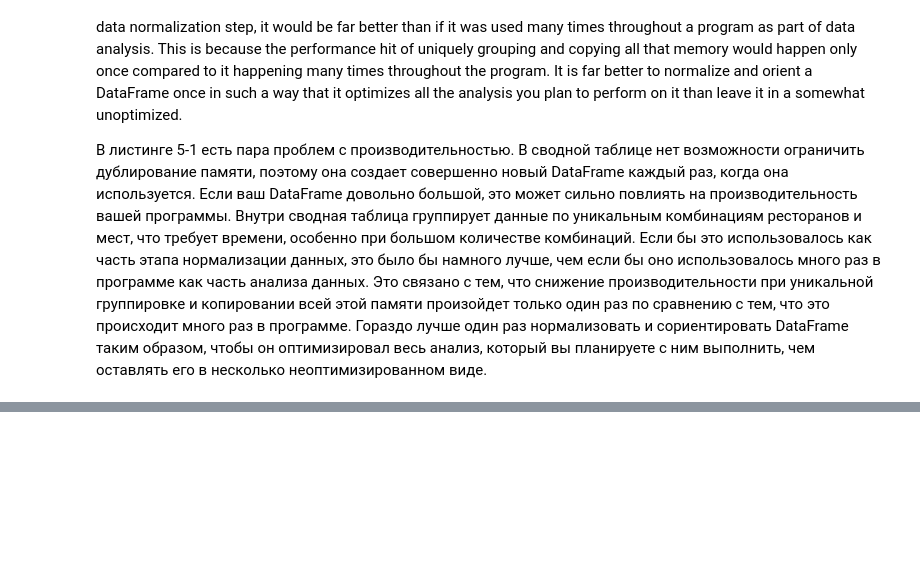
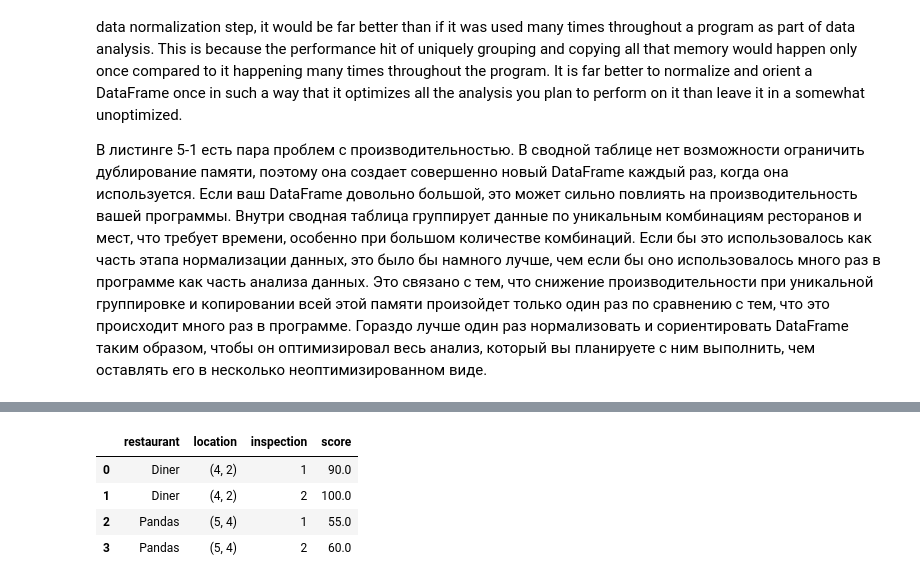
Before and after one commit to 1mmo/data-analysis-handbook, a Jupyter notebook: handbook/Working with data/Pandas.ipynb, the cells around one changed output, grey strips where cells are left out. Drawn from its saved outputs; the diff is of its cells as text; code cells hidden in the pictures; blank space fills up the shorter version.

```diff
--- a/handbook/Working with data/Pandas.ipynb
+++ b/handbook/Working with data/Pandas.ipynb
@@ -2720,0 +2726,7 @@ There are a couple performance issues in Listing 5-1. Pivot table does not have
+# %%
+df = pd.DataFrame({
+ "restaurant": ["Diner","Diner","Pandas","Pandas"],
+ "location": [(4,2),(4,2),(5,4),(5,4)],
+ "date": ["02/18","05/18","02/18","05/18"],
+ "score": [90,100,55,60]})
+df
@@ -2720,0 +2739,7 @@ There are a couple performance issues in Listing 5-1. Pivot table does not have
+# %%
+df['inspection'] = df.groupby('restaurant').cumcount() + 1
+# %%
+df = df.pivot_table(index=['restaurant', 'location'],
+                    columns=['inspection'],
+                    values=['score'])
+df
@@ -2720,0 +2752,9 @@ There are a couple performance issues in Listing 5-1. Pivot table does not have
+# %%
+df = df.stack().reset_index()
+df
+# %% [output]
+|  | restaurant | location | inspection | score |
+| 0 | Diner | (4, 2) | 1 | 90.0 |
+| 1 | Diner | (4, 2) | 2 | 100.0 |
+| 2 | Pandas | (5, 4) | 1 | 55.0 |
+| 3 | Pandas | (5, 4) | 2 | 60.0 |
```
Also changed, not shown: parts of 15 cells of this notebook.
